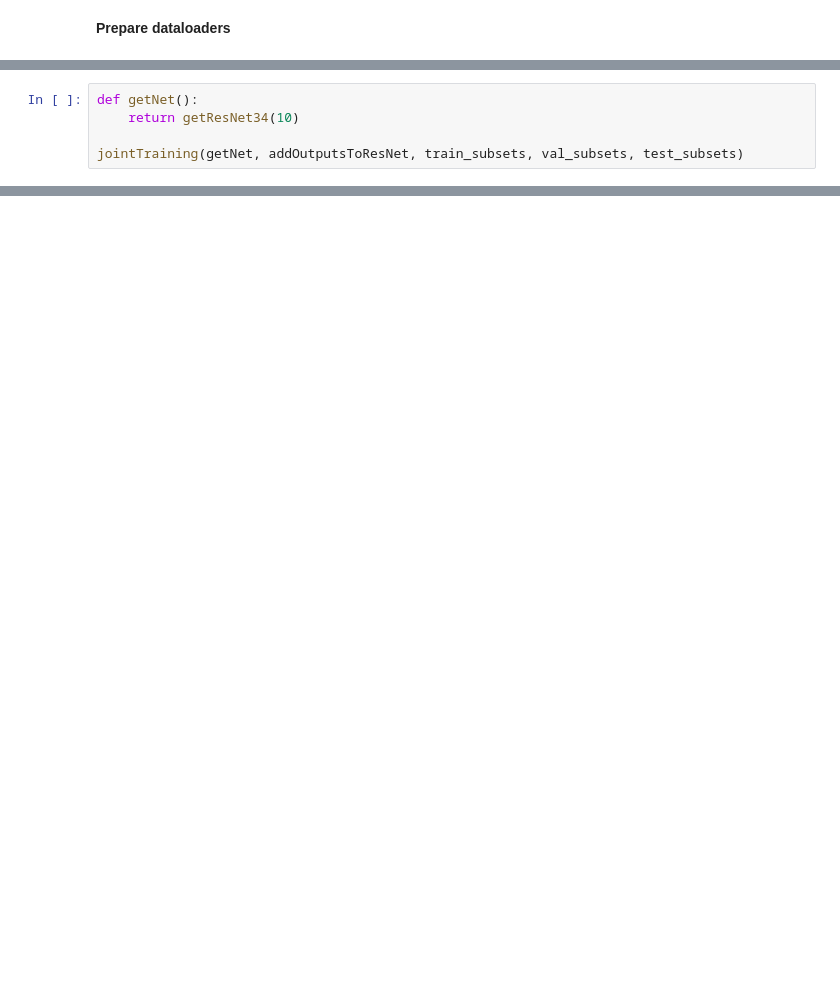
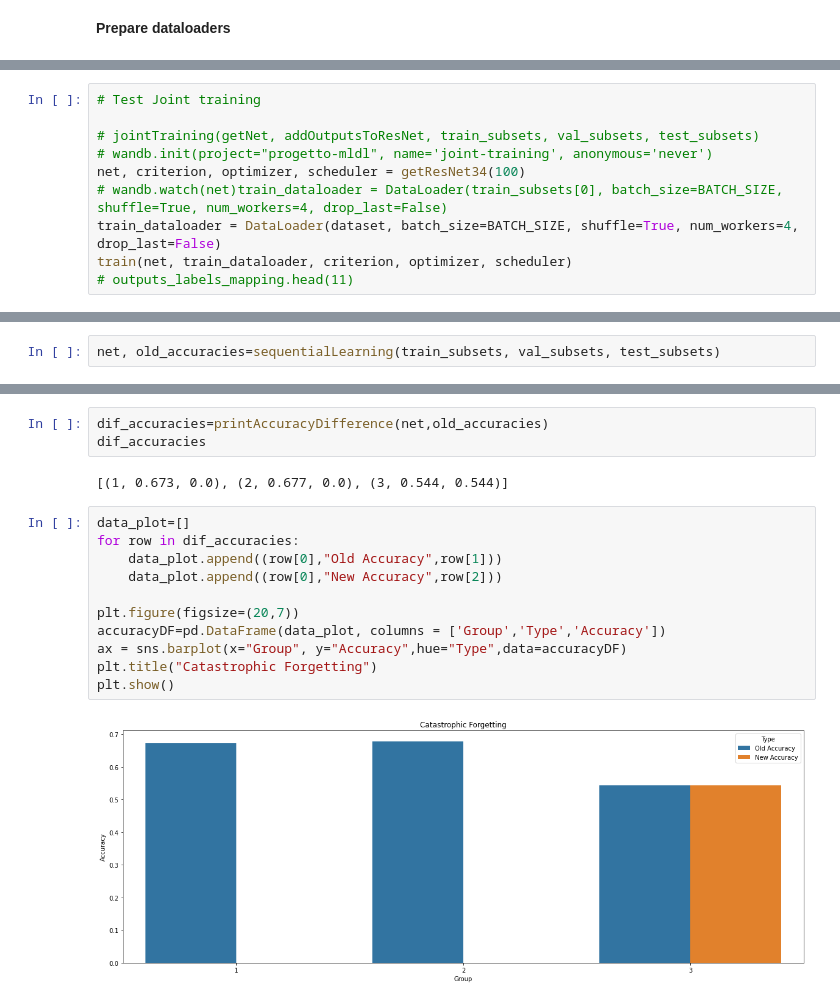
Before and after one commit to danielegenta/Progetto-MLDL, a Jupyter notebook: ProjectMLDL.ipynb, the cells around one changed output, grey strips where cells are left out. Drawn from its saved outputs; the diff is of its cells as text; blank space fills up the shorter version.

Commit message:
point 1
bug fixes,
organization of the project,
documentation (start)

```diff
--- a/ProjectMLDL.ipynb
+++ b/ProjectMLDL.ipynb
@@ -401,5 +453,10 @@ def addOutputsToResNet(net, new_outputs):
-# %%
-def getNet():
-    return getResNet34(10)
-
-jointTraining(getNet, addOutputsToResNet, train_subsets, val_subsets, test_subsets)
+# %%
+# Test Joint training
+
+# jointTraining(getNet, addOutputsToResNet, train_subsets, val_subsets, test_subsets)
+# wandb.init(project="progetto-mldl", name='joint-training', anonymous='never')
+net, criterion, optimizer, scheduler = getResNet34(100)
+# wandb.watch(net)train_dataloader = DataLoader(train_subsets[0], batch_size=BATCH_SIZE, shuffle=True, num_workers=4, drop_last=False)
+train_dataloader = DataLoader(dataset, batch_size=BATCH_SIZE, shuffle=True, num_workers=4, drop_last=False)
+train(net, train_dataloader, criterion, optimizer, scheduler)
+# outputs_labels_mapping.head(11)
@@ -405,0 +503,2 @@ jointTraining(getNet, addOutputsToResNet, train_subsets, val_subsets, test_subse
+# %%
+net, old_accuracies=sequentialLearning(train_subsets, val_subsets, test_subsets)
@@ -405,0 +524,18 @@ jointTraining(getNet, addOutputsToResNet, train_subsets, val_subsets, test_subse
+# %%
+dif_accuracies=printAccuracyDifference(net,old_accuracies)
+dif_accuracies
+# %% [output]
+[(1, 0.673, 0.0), (2, 0.677, 0.0), (3, 0.544, 0.544)]
+# %%
+data_plot=[]
+for row in dif_accuracies:
+    data_plot.append((row[0],"Old Accuracy",row[1]))
+    data_plot.append((row[0],"New Accuracy",row[2]))
+
+plt.figure(figsize=(20,7))
+accuracyDF=pd.DataFrame(data_plot, columns = ['Group','Type','Accuracy'])
+ax = sns.barplot(x="Group", y="Accuracy",hue="Type",data=accuracyDF)
+plt.title("Catastrophic Forgetting")
+plt.show()
+# %% [output]
+[figure, added]
```
Also changed, not shown: parts of 23 cells of this notebook, 3 other files.
